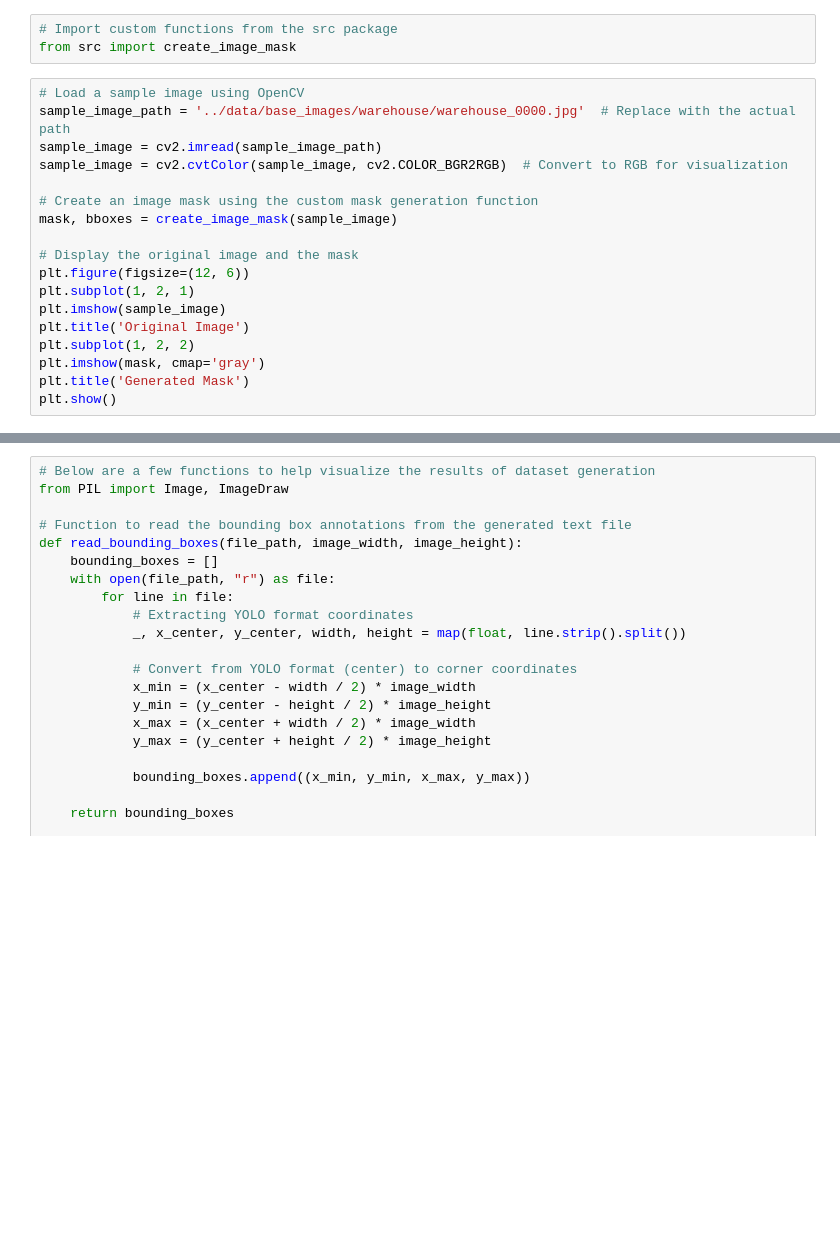
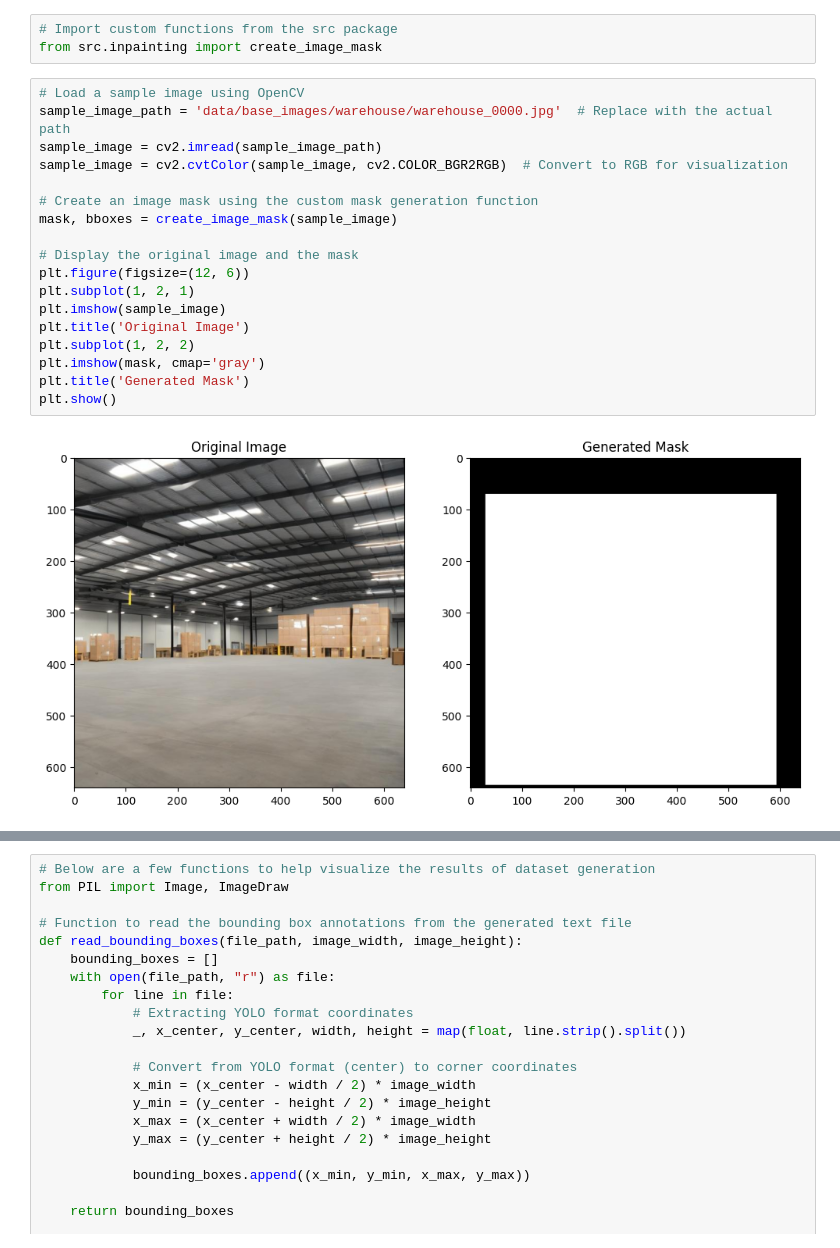
Before and after one commit to bellenfanttyler/dataset-forge, a Jupyter notebook: notebooks/demo_notebook_tb_00.ipynb, the cells around one changed output, grey strips where cells are left out. Cells and saved outputs as stored; diff of their text form; blank space fills up the shorter version.

```diff
--- a/notebooks/demo_notebook_tb_00.ipynb
+++ b/notebooks/demo_notebook_tb_00.ipynb
@@ -12,23 +20,25 @@ sys.path.append(os.path.abspath('../'))
 # %%
 # Import custom functions from the src package
-from src import create_image_mask
+from src.inpainting import create_image_mask
 # %%
 # Load a sample image using OpenCV
-sample_image_path = '../data/base_images/warehouse/warehouse_0000.jpg'  # Replace with the actual path
+sample_image_path = 'data/base_images/warehouse/warehouse_0000.jpg'  # Replace with the actual path
 sample_image = cv2.imread(sample_image_path)
 sample_image = cv2.cvtColor(sample_image, cv2.COLOR_BGR2RGB)  # Convert to RGB for visualization
 
 # Create an image mask using the custom mask generation function
 mask, bboxes = create_image_mask(sample_image)
 
 # Display the original image and the mask
 plt.figure(figsize=(12, 6))
 plt.subplot(1, 2, 1)
 plt.imshow(sample_image)
 plt.title('Original Image')
 plt.subplot(1, 2, 2)
 plt.imshow(mask, cmap='gray')
 plt.title('Generated Mask')
 plt.show()
+# %% [output]
+[figure, added]
 # %%
 # Run the demo with default parameters and config file
```
Also changed, not shown: parts of 4 cells of this notebook, 4 other files.
